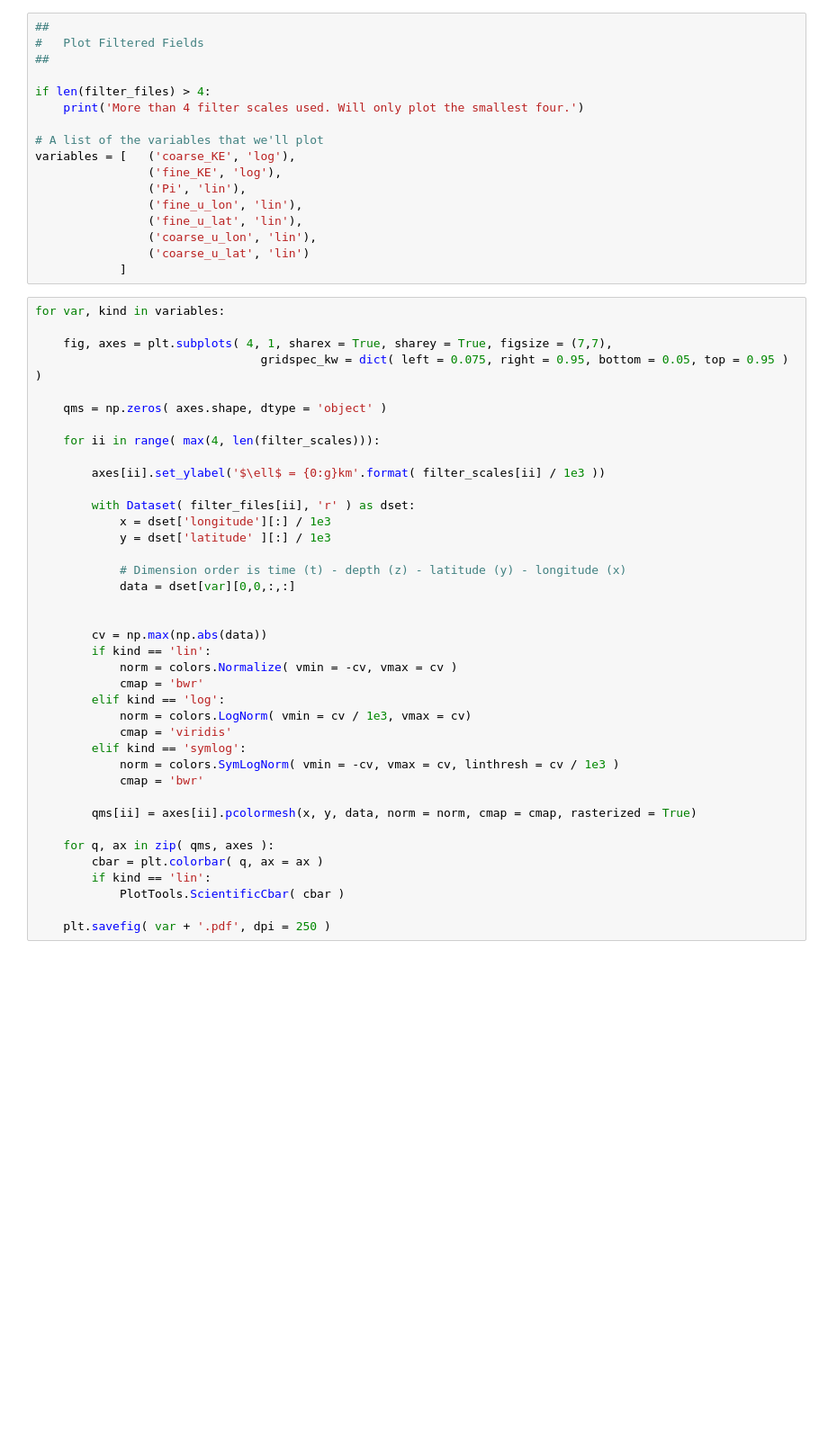
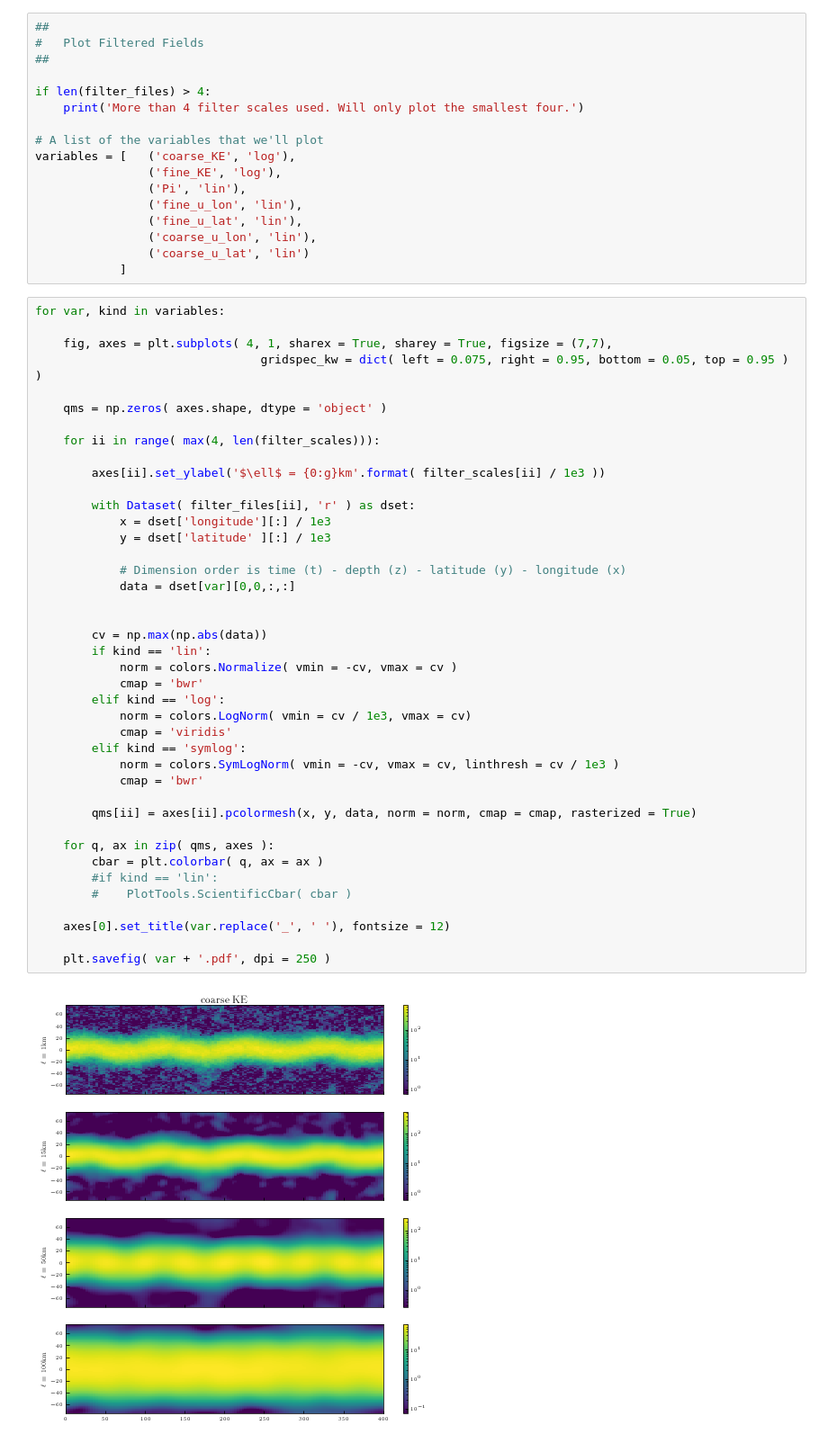
Before and after one commit to husseinaluie/FlowSieve, a Jupyter notebook: Tutorial/Basic/Basic Tutorial.ipynb, the cells around one changed output. Shown at 90% size. Cells and saved outputs as stored; diff of their text form; blank space fills up the shorter version.

Commit message:
Adding the pre-generated figures to the notebook
Re Issue #14

```diff
--- a/Tutorial/Basic/Basic Tutorial.ipynb
+++ b/Tutorial/Basic/Basic Tutorial.ipynb
@@ -77,32 +79,36 @@ for var, kind in variables:
 
     for ii in range( max(4, len(filter_scales))):
 
         axes[ii].set_ylabel('$\ell$ = {0:g}km'.format( filter_scales[ii] / 1e3 ))
 
         with Dataset( filter_files[ii], 'r' ) as dset:
             x = dset['longitude'][:] / 1e3
             y = dset['latitude' ][:] / 1e3
 
             # Dimension order is time (t) - depth (z) - latitude (y) - longitude (x)
             data = dset[var][0,0,:,:]
 
 
         cv = np.max(np.abs(data))
         if kind == 'lin':
             norm = colors.Normalize( vmin = -cv, vmax = cv )
             cmap = 'bwr'
         elif kind == 'log':
             norm = colors.LogNorm( vmin = cv / 1e3, vmax = cv)
             cmap = 'viridis'
         elif kind == 'symlog':
             norm = colors.SymLogNorm( vmin = -cv, vmax = cv, linthresh = cv / 1e3 )
             cmap = 'bwr'
 
         qms[ii] = axes[ii].pcolormesh(x, y, data, norm = norm, cmap = cmap, rasterized = True)
 
     for q, ax in zip( qms, axes ):
         cbar = plt.colorbar( q, ax = ax )
-        if kind == 'lin':
-            PlotTools.ScientificCbar( cbar )
+        #if kind == 'lin':
+        #    PlotTools.ScientificCbar( cbar )
+
+    axes[0].set_title(var.replace('_', ' '), fontsize = 12)
 
     plt.savefig( var + '.pdf', dpi = 250 )
+# %% [output]
+[figure, added]
```
Also changed, not shown: parts of 3 cells of this notebook.
